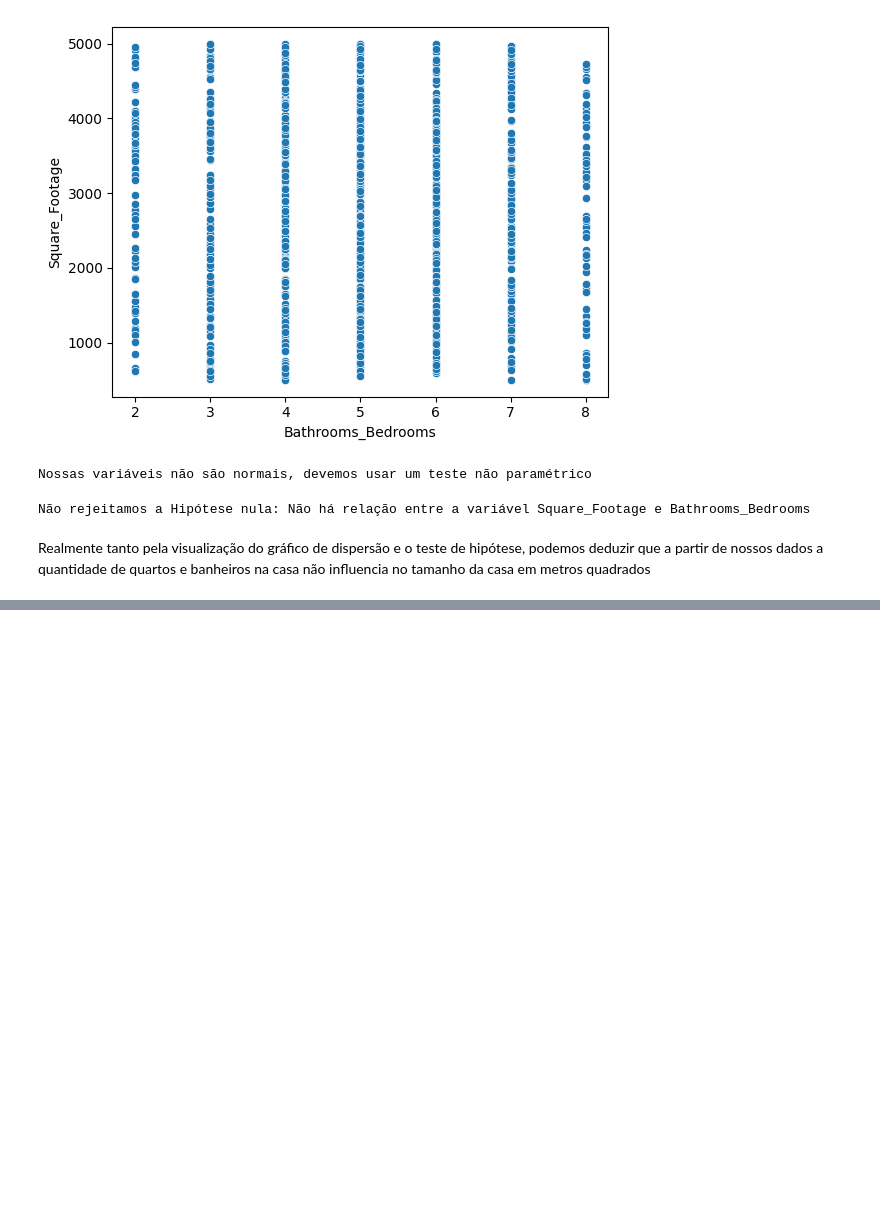
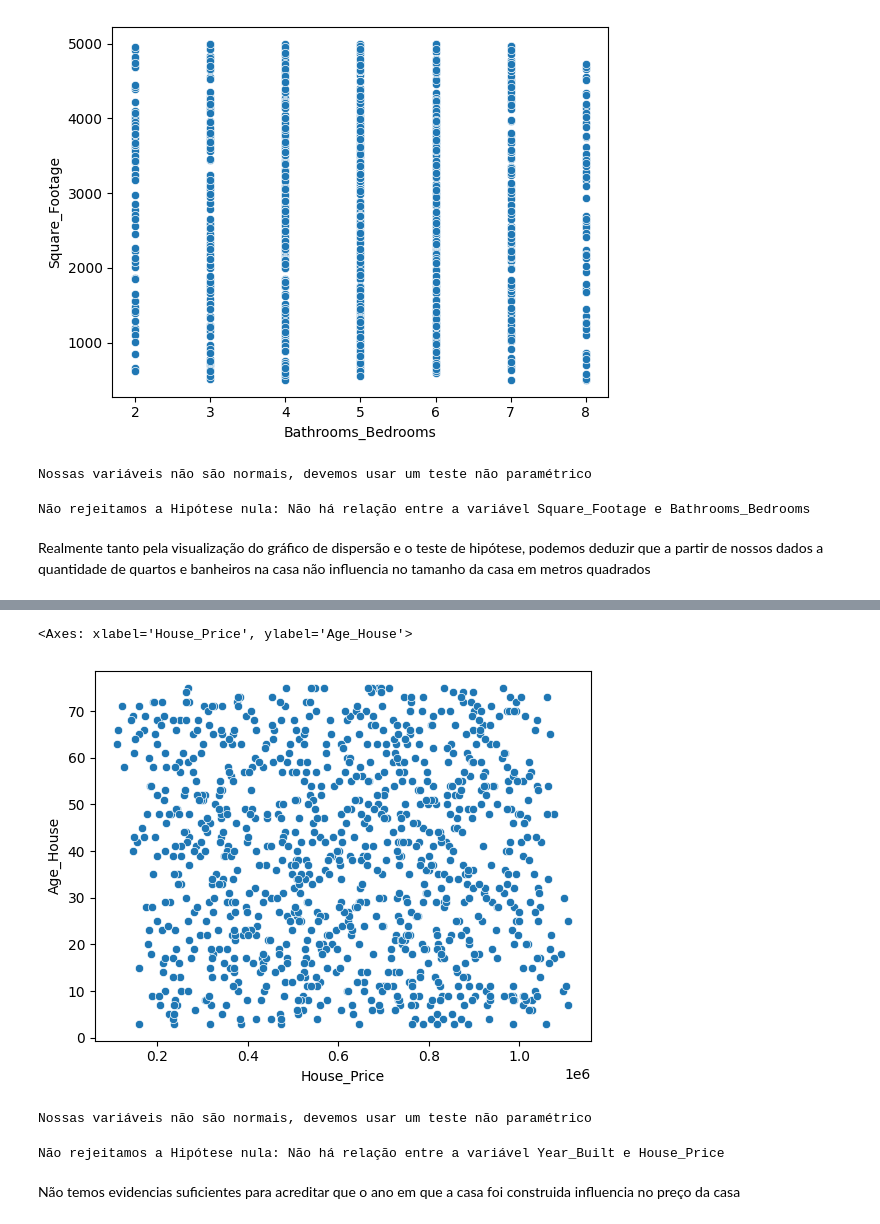
Before and after one commit to HMendesDev/Data-Science, a Jupyter notebook: LinearRegression.ipynb, the cells around one changed output, grey strips where cells are left out. Saved outputs shown, nothing was run; the diff lists cells and outputs as text; code cells hidden in the pictures; blank space fills up the shorter version.

```diff
--- a/LinearRegression.ipynb
+++ b/LinearRegression.ipynb
@@ -247,0 +323,5 @@ Realmente tanto pela visualização do gráfico de dispersão e o teste de hipó
+# %%
+sns.scatterplot(data=df, y="Age_House", x="House_Price") # Aqui usamos a variável que criamos (idade da casa) que representa a mesma informação
+# %% [output]
+<Axes: xlabel='House_Price', ylabel='Age_House'>
+[figure, added]
@@ -247,0 +332,24 @@ Realmente tanto pela visualização do gráfico de dispersão e o teste de hipó
+# %%
+# Realizando o teste de hipótese
+teste_built = shapiro(df["Year_Built"])
+teste_built2 = shapiro(df["Age_House"])
+teste_price = shapiro(df["House_Price"])
+
+if teste_built.pvalue < 0.05 and teste_built2.pvalue < 0.05 and teste_price.pvalue < 0.05:
+  print("Nossas variáveis não são normais, devemos usar um teste não paramétrico")
+else:
+  print("Nossas variáveis são normais, vamos usar um teste paramétrico")
+# %% [output]
+Nossas variáveis não são normais, devemos usar um teste não paramétrico
+# %%
+teste_h3 = spearmanr(df["Year_Built"], df["House_Price"])
+
+if teste_h3.pvalue < 0.05:
+  print(f"Rejeitamos a Hipótese nula: {H0}")
+  print(f"E seguimos com Hipótese alternativa: {Ha}")
+else:
+  print(f"Não rejeitamos a Hipótese nula: {H0}")
+# %% [output]
+Não rejeitamos a Hipótese nula: Não há relação entre a variável Year_Built e House_Price
+# %% [markdown]
+Não temos evidencias suficientes para acreditar que o ano em que a casa foi construida influencia no preço da casa
```
Also changed, not shown: parts of 13 cells of this notebook.
